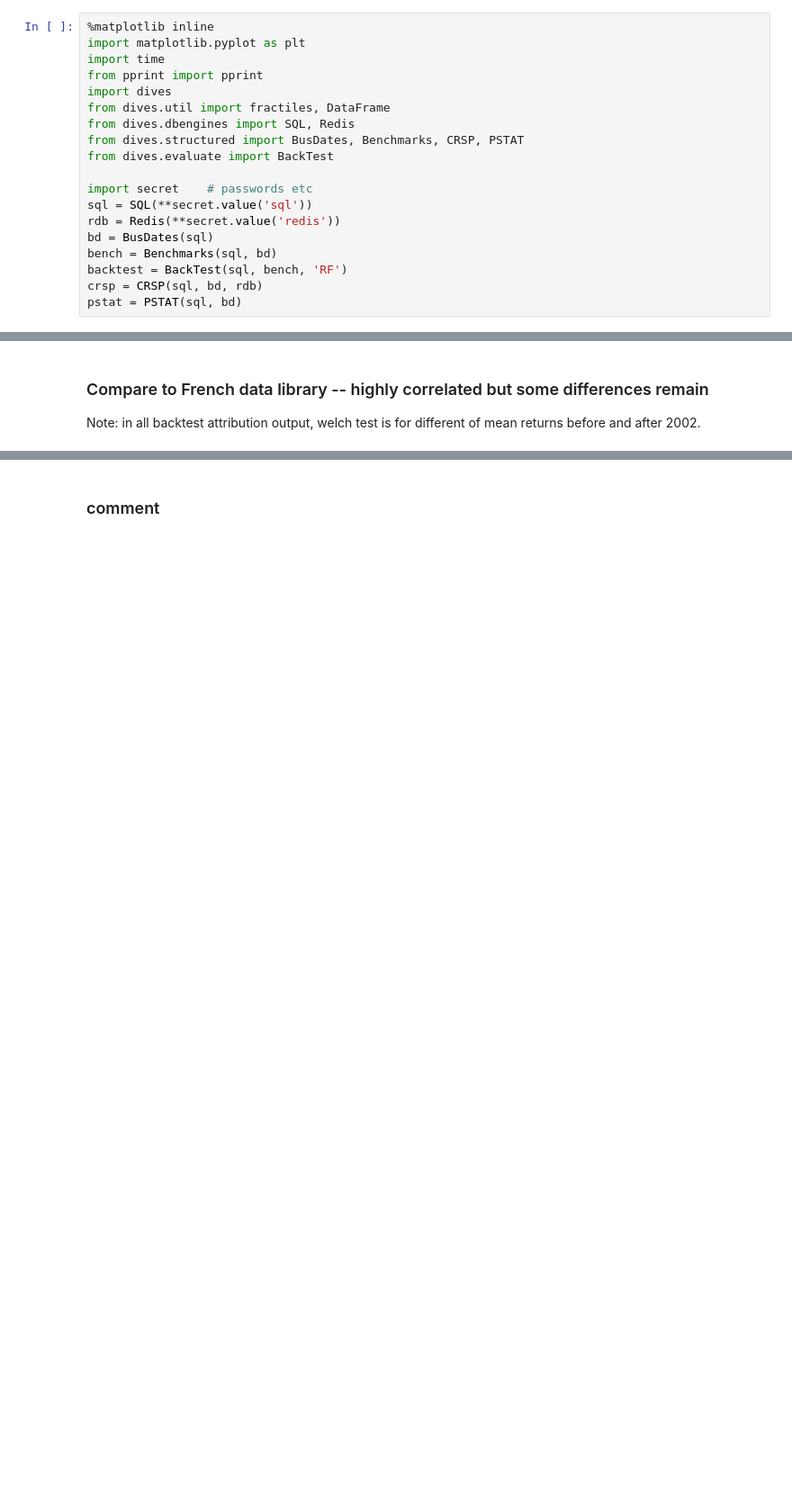
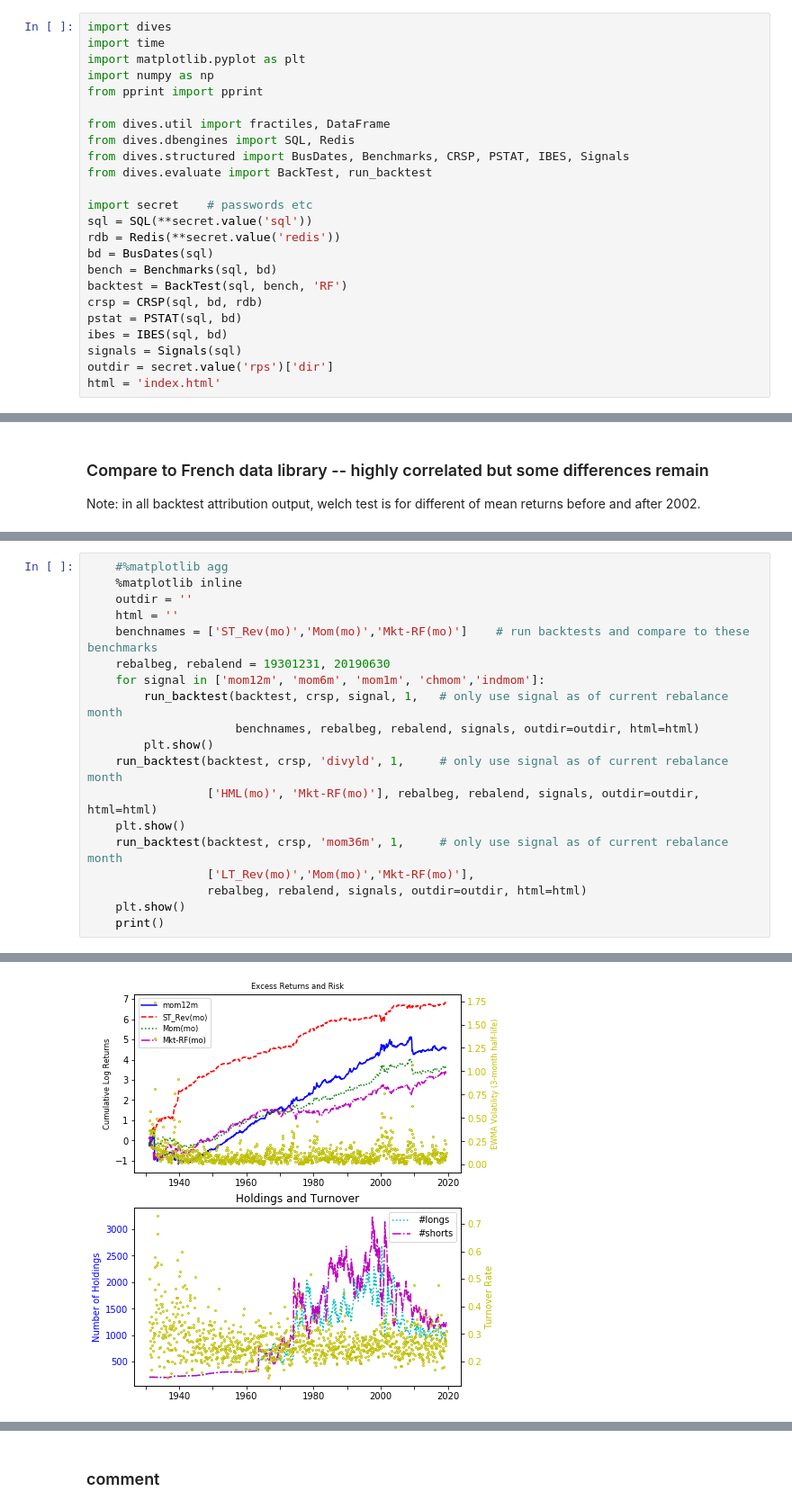
Before and after one commit to terence-lim/financial-data-science, a Jupyter notebook: quant_factors.ipynb, the cells around one changed output, grey strips where cells are left out. Shown at 90% size. Drawn from its saved outputs; the diff is of its cells as text; blank space fills up the shorter version.

```diff
--- a/quant_factors.ipynb
+++ b/quant_factors.ipynb
@@ -15,13 +17,14 @@ Khandani and Lo (2008), “What Happened to the Quants in August 2007?"
 # %%
-%matplotlib inline
+import dives
+import time
 import matplotlib.pyplot as plt
-import time
+import numpy as np
 from pprint import pprint
-import dives
+
 from dives.util import fractiles, DataFrame
 from dives.dbengines import SQL, Redis
-from dives.structured import BusDates, Benchmarks, CRSP, PSTAT
-from dives.evaluate import BackTest
+from dives.structured import BusDates, Benchmarks, CRSP, PSTAT, IBES, Signals
+from dives.evaluate import BackTest, run_backtest
 
 import secret    # passwords etc
 sql = SQL(**secret.value('sql'))
@@ -31,6 +34,10 @@ bench = Benchmarks(sql, bd)
 backtest = BackTest(sql, bench, 'RF')
 crsp = CRSP(sql, bd, rdb)
 pstat = PSTAT(sql, bd)
+ibes = IBES(sql, bd)
+signals = Signals(sql)
+outdir = secret.value('rps')['dir']
+html = 'index.html'
 # %% [markdown]
 ### Weekly reversal strategy
 # %%
@@ -159,0 +258,20 @@ Covariance Type:                  HAC
+# %%
+    #%matplotlib agg
+    %matplotlib inline
+    outdir = ''
+    html = ''
+    benchnames = ['ST_Rev(mo)','Mom(mo)','Mkt-RF(mo)']    # run backtests and compare to these benchmarks
+    rebalbeg, rebalend = 19301231, 20190630
+    for signal in ['mom12m', 'mom6m', 'mom1m', 'chmom','indmom']:
+        run_backtest(backtest, crsp, signal, 1,   # only use signal as of current rebalance month
+                     benchnames, rebalbeg, rebalend, signals, outdir=outdir, html=html)
+        plt.show()
+    run_backtest(backtest, crsp, 'divyld', 1,     # only use signal as of current rebalance month
+                 ['HML(mo)', 'Mkt-RF(mo)'], rebalbeg, rebalend, signals, outdir=outdir, html=html)
+    plt.show()
+    run_backtest(backtest, crsp, 'mom36m', 1,     # only use signal as of current rebalance month
+                 ['LT_Rev(mo)','Mom(mo)','Mkt-RF(mo)'],
+                 rebalbeg, rebalend, signals, outdir=outdir, html=html)
+    plt.show()
+    print()
+# %% [output]
@@ -159,0 +295 @@ Covariance Type:                  HAC
+[figure, added]
```
Also changed, not shown: parts of 7 cells of this notebook, 2 other files.
